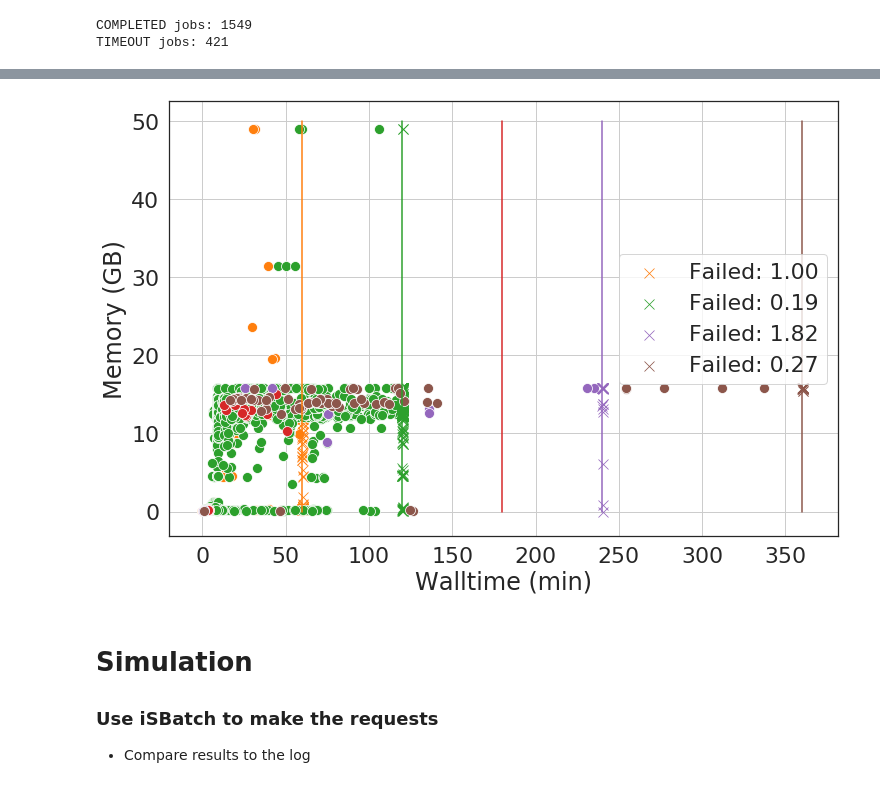
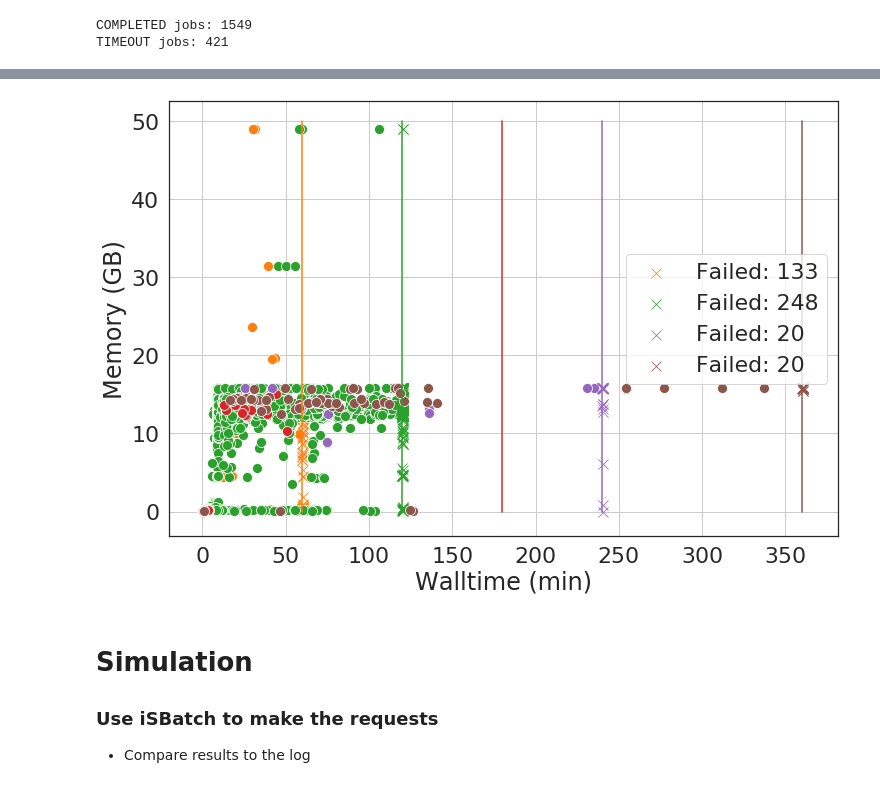
Before and after one commit to vanderbiltscl/SpeculativeScheduling, a Jupyter notebook: liver/failure_analysis.ipynb, the cells around one changed output, grey strips where cells are left out. Saved outputs shown, nothing was run; the diff lists cells and outputs as text; code cells hidden in the pictures.

```diff
--- a/liver/failure_analysis.ipynb
+++ b/liver/failure_analysis.ipynb
@@ -95,0 +100,8 @@ TIMEOUT jobs: 421
+# %%
+for i in df["Timelimit"].unique():
+    print("Timeout with %d min requests:" %(i),
+          len(df[(df.Timelimit == i) & (df.State == "TIMEOUT")]))
+
+for i in df["Timelimit"].unique():
+    print("Potential resubmissions for the %d min requests:" %(i),
+          len(df[(df.Timelimit == i*2) & (df.Elapsed > i)]))
@@ -100,35 +123,35 @@ sns.set(font_scale=2)
 sns.set_style("white")
 fig, ax = plt.subplots(figsize=(12,8))
 
 # set the request times
 cnt = 1
 max_color = len(color_list)
 for i in request.values:
     # time in database is in min
     plt.plot([i, i], [0, 50], color=color_list[cnt])
     #plt.plot([0, i], [400, 400], color=color_list[cnt])
     sns.scatterplot(y="Memory", x="Elapsed", marker='o', s=100,
                     data=df[(df.Timelimit == i) & (df.State == "COMPLETED")],
                     color = color_list[cnt])
     len_success = len(df[(df.Timelimit == i) & (df.State == "COMPLETED")])
     len_timeout = len(df[(df.Timelimit == i) & (df.State == "TIMEOUT")])
     sns.scatterplot(y="Memory", x="Elapsed", marker='x', s=100,
                     data=df[(df.Timelimit == i) & (df.State == "TIMEOUT")],
                     color = color_list[cnt],
-                    label="Failed: %.2f" %(len_timeout * 1./len_success))
+                    label="Failed: %d" %(len_timeout))
     #print(i, len_success, len_timeout)
     cnt = (cnt + 1) % max_color
 
 plt.grid(True)
 ax.set_xlabel('Walltime (min)')
 ax.set_ylabel('Memory (GB)')
 #ax.set_xscale('log', basex=2)
 #ax.set_yscale('log', basey=2)
 
 #plt.savefig("figures/time_fail_%s.png" %(dataset), bbox_inches = 'tight')
 plt.show()
 # %% [output]
-[figure, old version]
+[figure, new version]
 # %% [markdown]
 # Simulation
 ### Use iSBatch to make the requests
```
Also changed, not shown: parts of 11 cells of this notebook.
